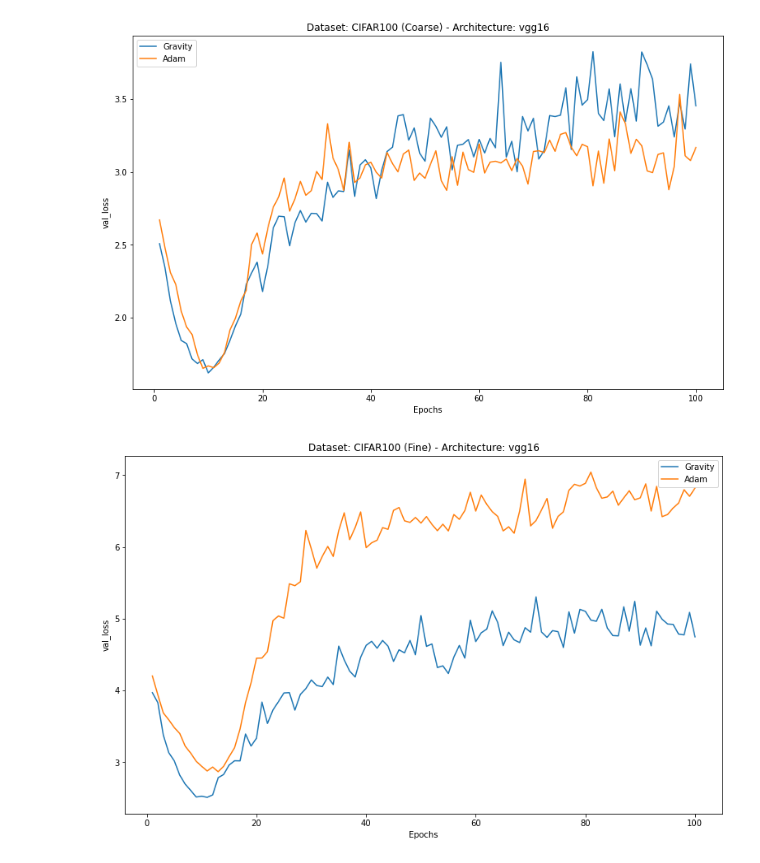
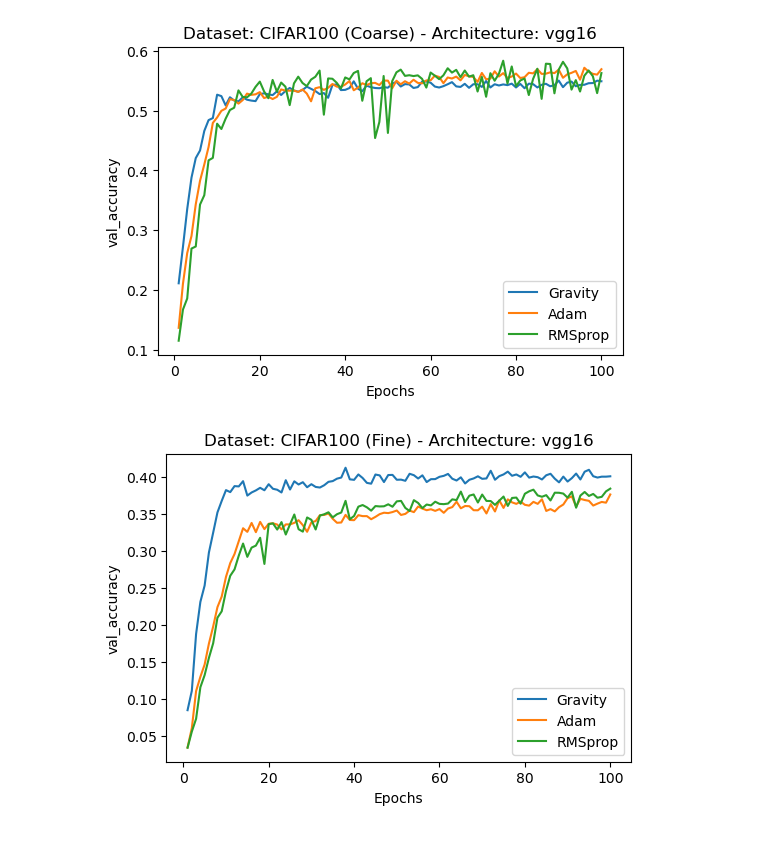
Before and after one commit to dariush-bahrami/gravity.optimizer, a Jupyter notebook: data_visualization.ipynb, the cells around one changed output. Cells and saved outputs as stored; diff of their text form; code cells hidden in the pictures.

Commit message:
all rmsprop benchmarks added

```diff
--- a/data_visualization.ipynb
+++ b/data_visualization.ipynb
@@ -24,17 +24,21 @@ def get_dataframe(result_dict: dict):
         with result_zip.open('history.csv') as csv_file:
             return pd.read_csv(csv_file)
 
-def pair_results(result_list_1, result_list_2):
+def pair_results(result_list_1, result_list_2, result_list_3):
     pairs = []
     for i in result_list_1:
         for j in result_list_2:
-            if (i['dataset']==j['dataset']) and (i['model']==j['model']):
-                pairs.append((i, j))
+            for k in result_list_3:
+                c1 = i['dataset']==j['dataset']==k['dataset']
+                c2 = i['model']==j['model']==k['model']
+                if c1 and c2:
+                    pairs.append((i, j, k))
     return pairs
 # %%
 results_dir = Path('results')
 gravity_dir = Path('gravity_benchmarks')
 adam_dir = Path('adam_benchmarks')
+rmsprop_dir = Path('rmsprop_benchmarks')
 vgg16_dir = Path('vgg16')
 vgg19_dir = Path('vgg19')
 
@@ -42,26 +46,30 @@ gravity_vgg16_results = get_results(Path.joinpath(results_dir, gravity_dir, vgg1
 gravity_vgg19_results = get_results(Path.joinpath(results_dir, gravity_dir, vgg19_dir))
 adam_vgg16_results = get_results(Path.joinpath(results_dir, adam_dir, vgg16_dir))
 adam_vgg19_results = get_results(Path.joinpath(results_dir, adam_dir, vgg19_dir))
+rmsprop_vgg16_results = get_results(Path.joinpath(results_dir, rmsprop_dir, vgg16_dir))
+rmsprop_vgg19_results = get_results(Path.joinpath(results_dir, rmsprop_dir, vgg19_dir))
 
 gravity_results = gravity_vgg16_results + gravity_vgg19_results
 adam_results = adam_vgg16_results + adam_vgg19_results
+rmsprop_results = rmsprop_vgg16_results + rmsprop_vgg19_results
 # %%
-pairs = pair_results(gravity_results, adam_results)
+pairs = pair_results(gravity_results, adam_results, rmsprop_results)
 # %%
-pair_dfs = [(get_dataframe(i), get_dataframe(j)) for i, j in pairs]
+pair_dfs = [(get_dataframe(i), get_dataframe(j), get_dataframe(k)) for i, j, k in pairs]
 # %%
-data = 'val_loss'
+data = 'val_accuracy'
+plt.style.use(['default'])
 for index in range(len(pairs)):
     fig, ax = plt.subplots(nrows=1, ncols=1)
-    fig.set_size_inches(13, 8)
+    fig.set_size_inches(6, 4)
     for df, info in zip(pair_dfs[index], pairs[index]):
         ax.plot(df['epochs'], df[data], label=info['optimizer'])
         title = f"Dataset: {info['dataset']} - Architecture: {info['model']}"
         ax.set_title(title)
         ax.set_xlabel('Epochs')
         ax.set_ylabel(data)
         ax.legend()
     plt.show()
 # %% [output]
-[figure, old version]
+[figure, new version]
-[figure, old version]
+[figure, new version]
```
Also changed, not shown: parts of 1 cell of this notebook, 11 other files.
